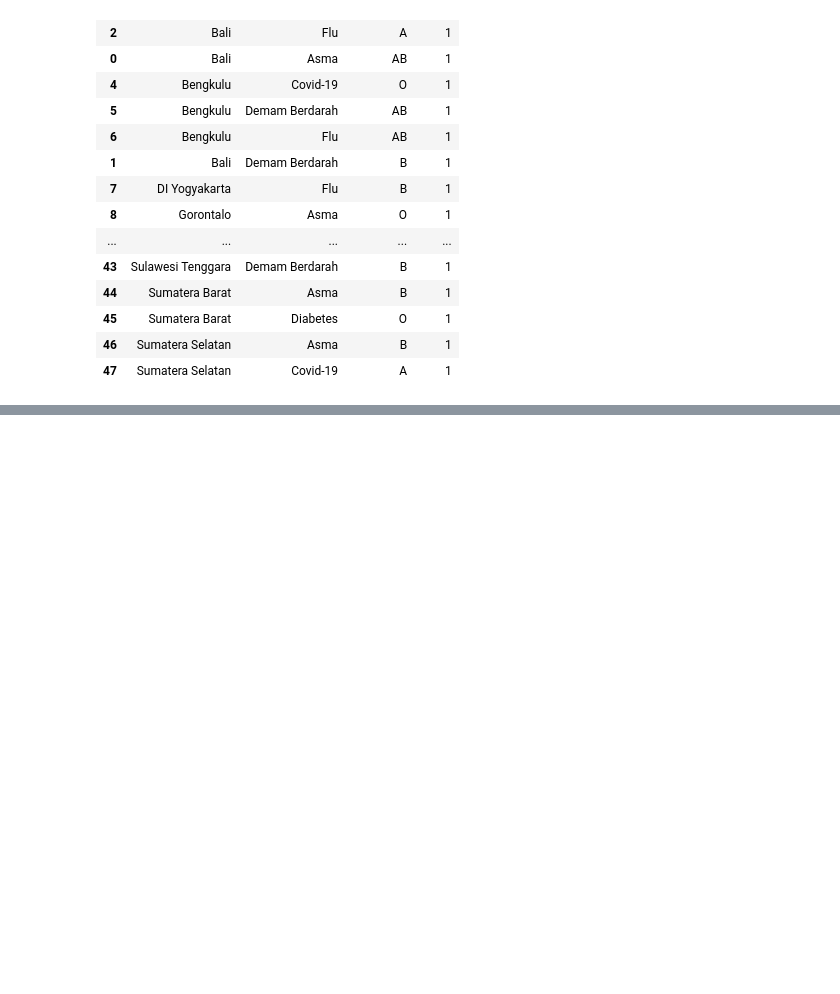
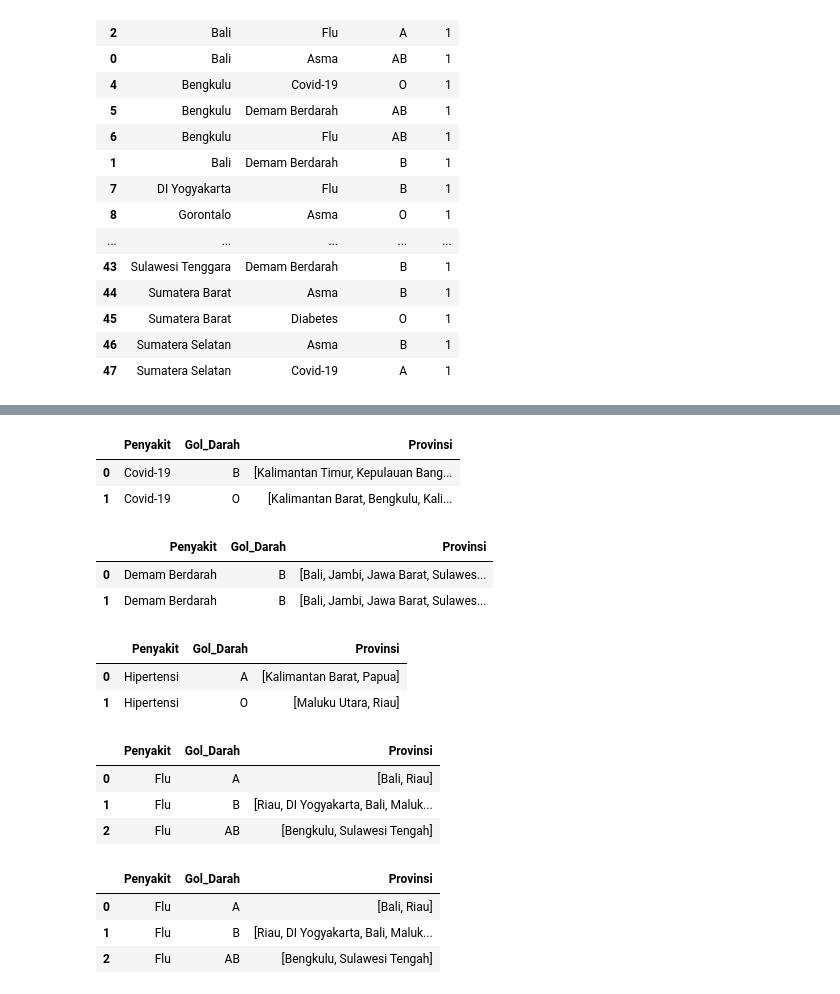
Before and after one commit to diosamuel/data_anonym_task, a Jupyter notebook: DataAnonymity.ipynb, the cells around one changed output, grey strips where cells are left out. Cells and saved outputs as stored; diff of their text form; code cells hidden in the pictures; blank space fills up the shorter version.

```diff
--- a/DataAnonymity.ipynb
+++ b/DataAnonymity.ipynb
@@ -721,0 +732,44 @@ df_final_1
+# %%
+df_final_4 = df_baru[(df_baru[columnA] == "Covid-19") & (df_baru[columnB] == "B")].groupby([columnA, columnB])["Provinsi"].apply(list).reset_index()
+df_final_5 = df_baru[(df_baru[columnA] == "Covid-19") & (df_baru[columnB] == "O")].groupby([columnA, columnB])["Provinsi"].apply(list).reset_index()
+pd.concat([df_final_4,df_final_5], ignore_index=True)
+# %% [output]
+|  | Penyakit | Gol_Darah | Provinsi |
+| 0 | Covid-19 | B | [Kalimantan Timur, Kepulauan Bang... |
+| 1 | Covid-19 | O | [Kalimantan Barat, Bengkulu, Kali... |
+# %%
+df_final_5 = df_baru[(df_baru[columnA] == "Demam Berdarah") & (df_baru[columnB] == "B")].groupby([columnA, columnB])["Provinsi"].apply(list).reset_index()
+df_final_6 = df_baru[(df_baru[columnA] == "Demam Berdarah") & (df_baru[columnB] == "B")].groupby([columnA, columnB])["Provinsi"].apply(list).reset_index()
+pd.concat([df_final_5,df_final_6], ignore_index=True)
+# %% [output]
+|  | Penyakit | Gol_Darah | Provinsi |
+| 0 | Demam Berdarah | B | [Bali, Jambi, Jawa Barat, Sulawes... |
+| 1 | Demam Berdarah | B | [Bali, Jambi, Jawa Barat, Sulawes... |
+# %%
+df_final_7 = df_baru[(df_baru[columnA] == "Hipertensi") & (df_baru[columnB] == "A")].groupby([columnA, columnB])["Provinsi"].apply(list).reset_index()
+df_final_8 = df_baru[(df_baru[columnA] == "Hipertensi") & (df_baru[columnB] == "O")].groupby([columnA, columnB])["Provinsi"].apply(list).reset_index()
+pd.concat([df_final_7,df_final_8], ignore_index=True)
+# %% [output]
+|  | Penyakit | Gol_Darah | Provinsi |
+| 0 | Hipertensi | A | [Kalimantan Barat, Papua] |
+| 1 | Hipertensi | O | [Maluku Utara, Riau] |
+# %%
+df_final_7 = df_baru[(df_baru[columnA] == "Flu") & (df_baru[columnB] == "A")].groupby([columnA, columnB])["Provinsi"].apply(list).reset_index()
+df_final_8 = df_baru[(df_baru[columnA] == "Flu") & (df_baru[columnB] == "B")].groupby([columnA, columnB])["Provinsi"].apply(list).reset_index()
+df_final_9 = df_baru[(df_baru[columnA] == "Flu") & (df_baru[columnB] == "AB")].groupby([columnA, columnB])["Provinsi"].apply(list).reset_index()
+pd.concat([df_final_7,df_final_8,df_final_9], ignore_index=True)
+# %% [output]
+|  | Penyakit | Gol_Darah | Provinsi |
+| 0 | Flu | A | [Bali, Riau] |
+| 1 | Flu | B | [Riau, DI Yogyakarta, Bali, Maluk... |
+| 2 | Flu | AB | [Bengkulu, Sulawesi Tengah] |
+# %%
+df_final_10 = df_baru[(df_baru[columnA] == "Flu") & (df_baru[columnB] == "A")].groupby([columnA, columnB])["Provinsi"].apply(list).reset_index()
+df_final_11 = df_baru[(df_baru[columnA] == "Flu") & (df_baru[columnB] == "B")].groupby([columnA, columnB])["Provinsi"].apply(list).reset_index()
+df_final_12 = df_baru[(df_baru[columnA] == "Flu") & (df_baru[columnB] == "AB")].groupby([columnA, columnB])["Provinsi"].apply(list).reset_index()
+pd.concat([df_final_10,df_final_11,df_final_9], ignore_index=True)
+# %% [output]
+|  | Penyakit | Gol_Darah | Provinsi |
+| 0 | Flu | A | [Bali, Riau] |
+| 1 | Flu | B | [Riau, DI Yogyakarta, Bali, Maluk... |
+| 2 | Flu | AB | [Bengkulu, Sulawesi Tengah] |
```
Also changed, not shown: parts of 6 cells of this notebook.
